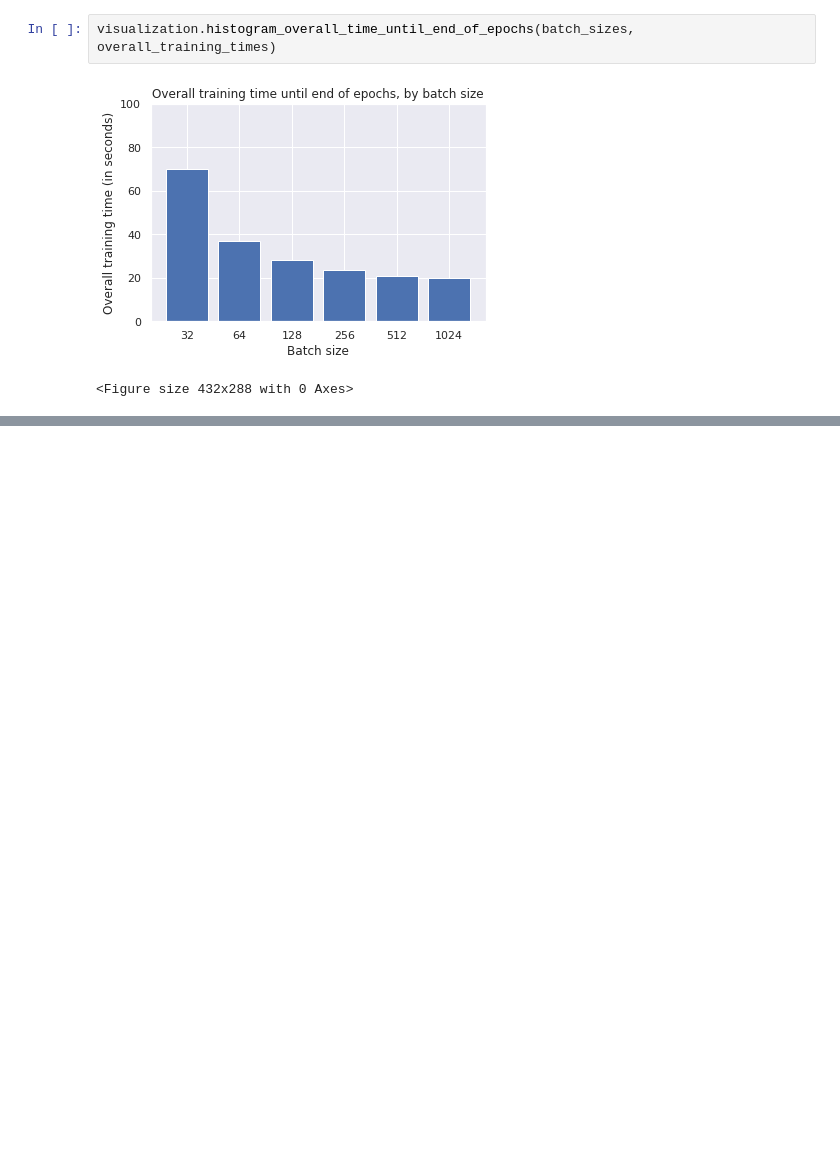
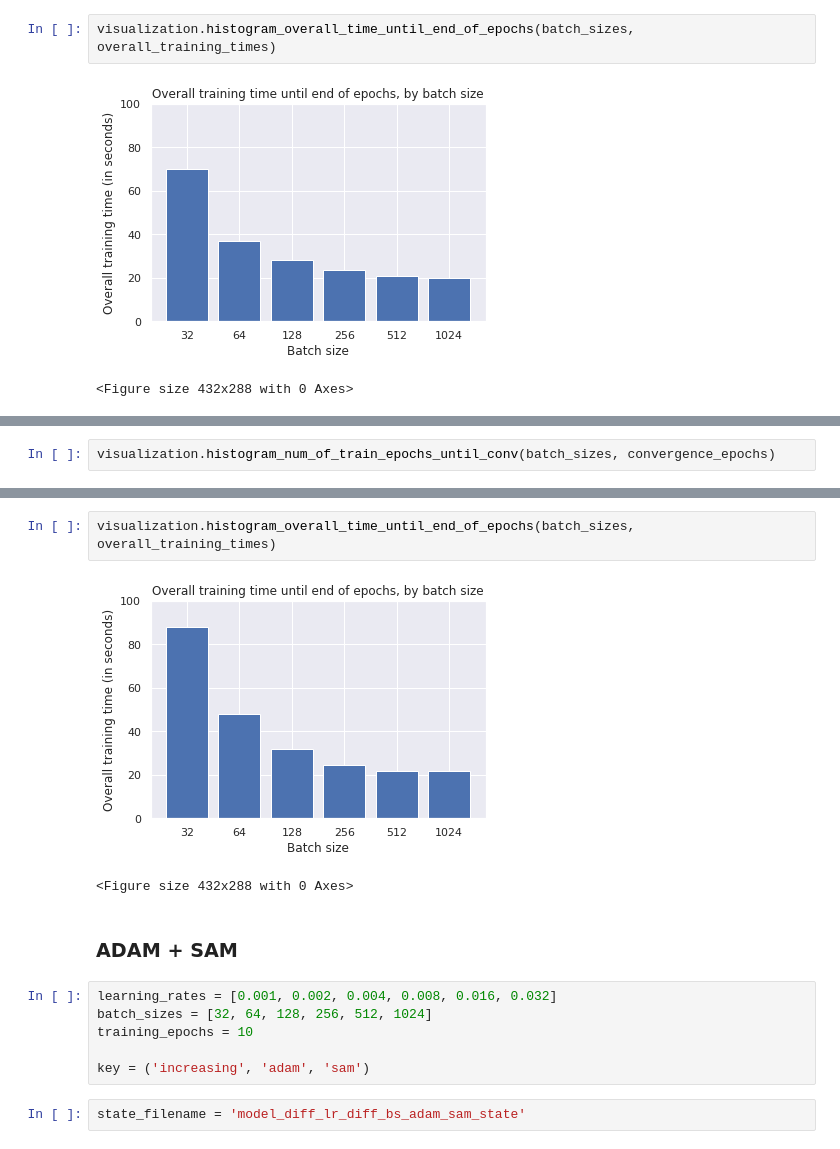
Before and after one commit to Alexanderstaehle/OM_project, a Jupyter notebook: experiments_tf.ipynb, the cells around one changed output, grey strips where cells are left out. Drawn from its saved outputs; the diff is of its cells as text; blank space fills up the shorter version.

```diff
--- a/experiments_tf.ipynb
+++ b/experiments_tf.ipynb
@@ -1672,0 +1845,2 @@ visualization.histogram_overall_time_until_end_of_epochs(batch_sizes, overall_tr
+# %%
+visualization.histogram_num_of_train_epochs_until_conv(batch_sizes, convergence_epochs)
@@ -1672,0 +1850,15 @@ visualization.histogram_overall_time_until_end_of_epochs(batch_sizes, overall_tr
+# %%
+visualization.histogram_overall_time_until_end_of_epochs(batch_sizes, overall_training_times)
+# %% [output]
+[figure, added]
+<Figure size 432x288 with 0 Axes>
+# %% [markdown]
+### ADAM + SAM
+# %%
+learning_rates = [0.001, 0.002, 0.004, 0.008, 0.016, 0.032]
+batch_sizes = [32, 64, 128, 256, 512, 1024]
+training_epochs = 10
+
+key = ('increasing', 'adam', 'sam')
+# %%
+state_filename = 'model_diff_lr_diff_bs_adam_sam_state'
```
Also changed, not shown: parts of 72 cells of this notebook.
